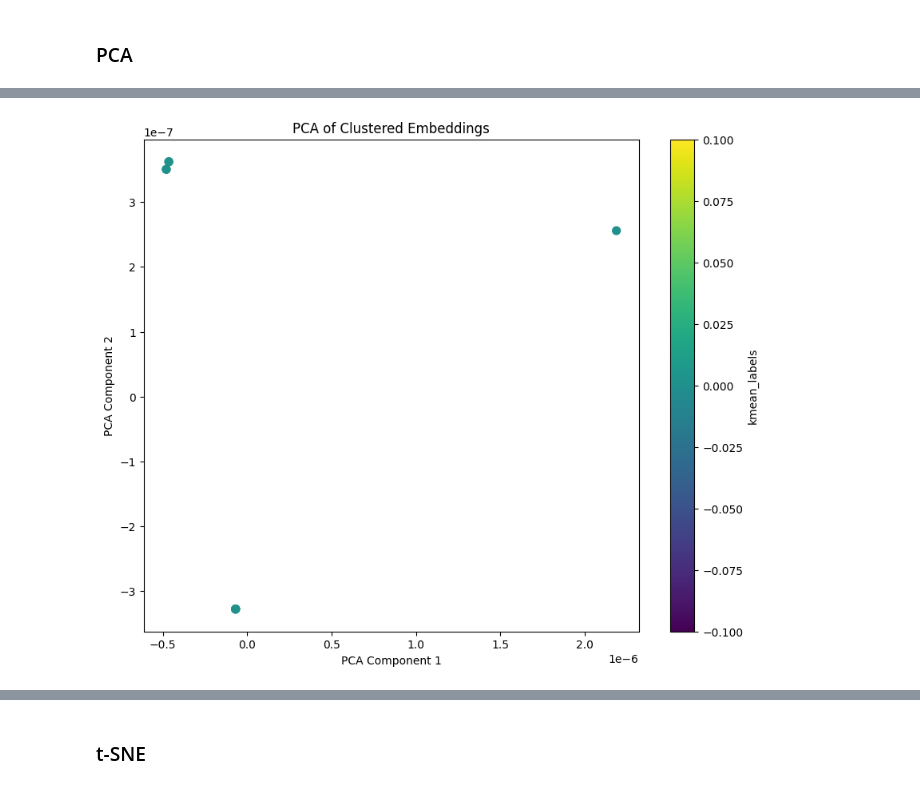
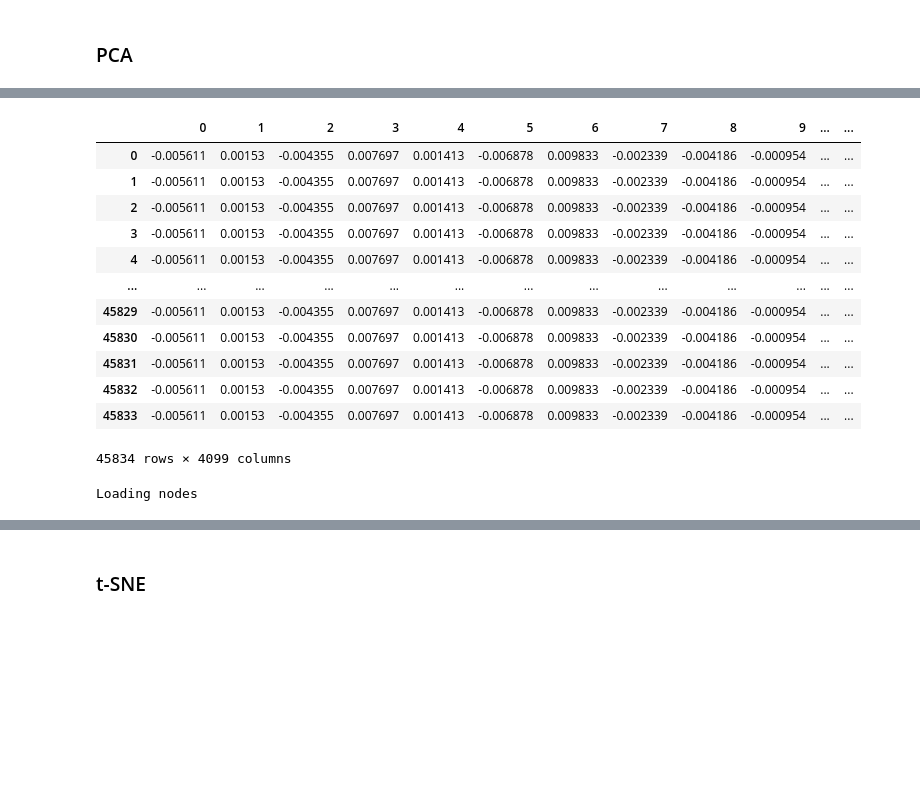
Before and after one commit to zz9tf/Fine-Tuned-GPT-2-with-articles-ground-truth, a Jupyter notebook: code/llamaIndex/visualize.ipynb, the cells around one changed output, grey strips where cells are left out. Drawn from its saved outputs; the diff is of its cells as text; code cells hidden in the pictures; blank space fills up the shorter version.

```diff
--- a/code/llamaIndex/visualize.ipynb
+++ b/code/llamaIndex/visualize.ipynb
@@ -25,12 +14,31 @@ df
-# %%
-import matplotlib.pyplot as plt
-# Plot the results
-plt.figure(figsize=(10, 8))
-scatter = plt.scatter(df['PCA1'], df['PCA2'], c=df['kmean_labels'], cmap='viridis', s=50)
-plt.colorbar(scatter, label='kmean_labels')
-plt.title('PCA of Clustered Embeddings')
-plt.xlabel('PCA Component 1')
-plt.ylabel('PCA Component 2')
-plt.show()
-# %% [output]
-[figure, removed]
+# %%
+df_pca
+# %% [output]
+|  | 0 | 1 | 2 | 3 | 4 | 5 | 6 | 7 | 8 | 9 | ... | ... |
+| 0 | -0.005611 | 0.00153 | -0.004355 | 0.007697 | 0.001413 | -0.006878 | 0.009833 | -0.002339 | -0.004186 | -0.000954 | ... | ... |
+| 1 | -0.005611 | 0.00153 | -0.004355 | 0.007697 | 0.001413 | -0.006878 | 0.009833 | -0.002339 | -0.004186 | -0.000954 | ... | ... |
+| 2 | -0.005611 | 0.00153 | -0.004355 | 0.007697 | 0.001413 | -0.006878 | 0.009833 | -0.002339 | -0.004186 | -0.000954 | ... | ... |
+| 3 | -0.005611 | 0.00153 | -0.004355 | 0.007697 | 0.001413 | -0.006878 | 0.009833 | -0.002339 | -0.004186 | -0.000954 | ... | ... |
+| 4 | -0.005611 | 0.00153 | -0.004355 | 0.007697 | 0.001413 | -0.006878 | 0.009833 | -0.002339 | -0.004186 | -0.000954 | ... | ... |
+| ... | ... | ... | ... | ... | ... | ... | ... | ... | ... | ... | ... | ... |
+| 45829 | -0.005611 | 0.00153 | -0.004355 | 0.007697 | 0.001413 | -0.006878 | 0.009833 | -0.002339 | -0.004186 | -0.000954 | ... | ... |
+| 45830 | -0.005611 | 0.00153 | -0.004355 | 0.007697 | 0.001413 | -0.006878 | 0.009833 | -0.002339 | -0.004186 | -0.000954 | ... | ... |
+| 45831 | -0.005611 | 0.00153 | -0.004355 | 0.007697 | 0.001413 | -0.006878 | 0.009833 | -0.002339 | -0.004186 | -0.000954 | ... | ... |
+| 45832 | -0.005611 | 0.00153 | -0.004355 | 0.007697 | 0.001413 | -0.006878 | 0.009833 | -0.002339 | -0.004186 | -0.000954 | ... | ... |
+| 45833 | -0.005611 | 0.00153 | -0.004355 | 0.007697 | 0.001413 | -0.006878 | 0.009833 | -0.002339 | -0.004186 | -0.000954 | ... | ... |
+45834 rows × 4099 columns
+# %%
+import os, sys
+sys.path.insert(0, os.path.abspath('.'))
+from custom.io import load_nodes_jsonl
+
+def load_nodes(pid_num, cache_dir):
+    print("Loading nodes")
+    file_name = f"gpt-4o-batch-all-p_2_parser_ManuallyHierarchicalNodeParser_8165_gpu_V100_nodeNum_200_pid_{pid_num}.jsonl"
+    file_path = os.path.join(cache_dir, file_name)
+    nodes = load_nodes_jsonl(file_path)
+    return nodes
+
+nodes = load_nodes(1, os.path.abspath('./.save'))
+# %% [output]
+Loading nodes
```
Also changed, not shown: parts of 8 cells of this notebook, 5 other files.
